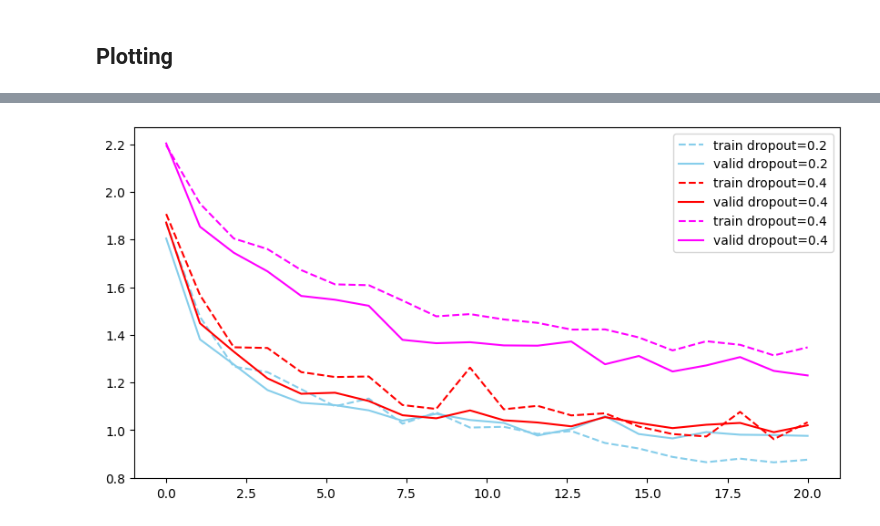
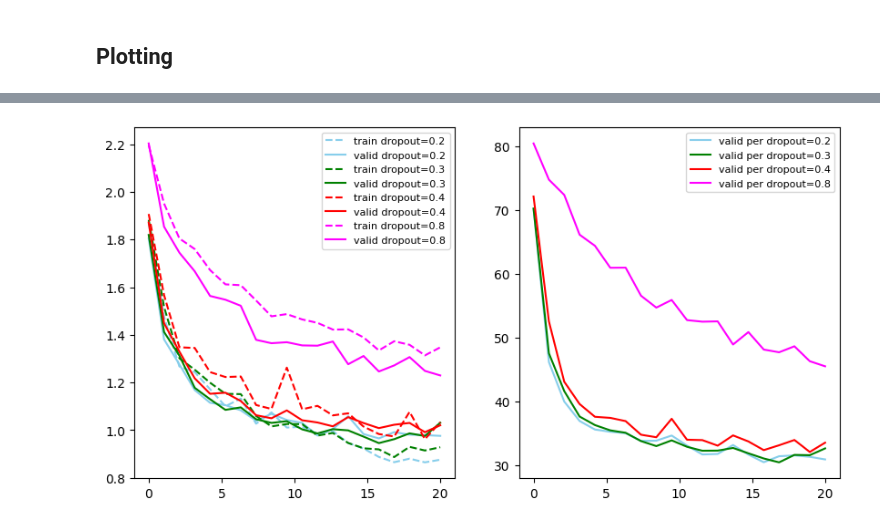
Before and after one commit to ElijahGut/mlmi2, a Jupyter notebook: MLMI2_Lab.ipynb, the cells around one changed output, grey strips where cells are left out. Cells and saved outputs as stored; diff of their text form; code cells hidden in the pictures.

```diff
--- a/MLMI2_Lab.ipynb
+++ b/MLMI2_Lab.ipynb
@@ -751,11 +622,52 @@ train_loss_40 = [
 ]
 
 train_loss_30 = [
+    1.88246,
+1.51682,
+1.30135,
+1.25341,
+1.19891,
+1.15223,
+1.15098,
+1.05921,
+1.01545,
+1.02550,
+1.02493,
+0.97692,
+0.98803,
+0.94588,
+0.92356,
+0.91904,
+0.88681,
+0.92968,
+0.91426,
+0.92803,
+]
 
+valid_loss_30 = [
+ 1.81916,
+1.41190,
+1.31249,
+1.17745,
+1.12955,
+1.08487,
+1.09530,
+1.04539,
+1.03023,
+1.03720,
+1.00306,
+0.98592,
+1.00378,
+0.99864,
+0.97260,
+0.94539,
+0.96188,
+0.98630,
+0.97516,
+1.03088,
 ]
-valid_loss_30 = [
 
-]
+
 train_loss_80 = [
     2.19590,
 1.95108,
@@ -802,20 +714,34 @@ valid_loss_80 = [
 1.22941,
 ]
 
+PERs_1 = [70.24, 46.19, 40.0, 36.95, 35.61, 35.26, 35.03, 33.82, 33.86, 34.67, 33.09, 31.7, 31.78, 33.18, 31.68, 30.48, 31.42, 31.55, 31.33, 30.92]
+PERs_2 = [70.29, 47.57, 41.64, 37.65, 36.31, 35.48, 35.1, 33.8, 33.01, 33.91, 32.9, 32.28, 32.3, 32.72, 31.88, 31.07, 30.46, 31.63, 31.58, 32.65]
+PERs_3 = [72.17, 52.58, 43.11, 39.61, 37.61, 37.44, 36.93, 34.8, 34.4, 37.3, 34.01, 33.95, 33.08, 34.69, 33.74, 32.38, 33.14, 33.97, 32.09, 33.55]
+PERs_4 = [80.5, 74.82, 72.42, 66.18, 64.44, 60.99, 61.01, 56.61, 54.74, 55.94, 52.78, 52.53, 52.58, 48.95, 50.9, 48.16, 47.73, 48.67, 46.33, 45.53]
 
-plt.figure(figsize=(10,5))
+fig, ax = plt.subplots(1,2, figsize=(10,5))
+
+
+# plt.figure(figsize=(10,5))
 xs = np.linspace(0,20,20)
-plt.plot(xs,train_loss_20, label='train dropout=0.2', c='skyblue', linestyle='--')
-plt.plot(xs,valid_loss_20, label='valid dropout=0.2', c='skyblue')
-plt.plot(xs,train_loss_40, label='train dropout=0.4', c='r', linestyle='--')
-plt.plot(xs,valid_loss_40, label='valid dropout=0.4', c='r')
+ax[0].plot(xs,train_loss_20, label='train dropout=0.2', c='skyblue', linestyle='--')
+ax[0].plot(xs,valid_loss_20, label='valid dropout=0.2', c='skyblue')
 
-# plt.plot(xs,train_loss_30, label='train dropout=0.3', c='g', linestyle='--')
-# plt.plot(xs,valid_loss_30, label='valid dropout=0.3', c='g')
+ax[0].plot(xs,train_loss_30, label='train dropout=0.3', c='g', linestyle='--')
+ax[0].plot(xs,valid_loss_30, label='valid dropout=0.3', c='g')
 
-plt.plot(xs,train_loss_80, label='train dropout=0.4', c='magenta', linestyle='--')
-plt.plot(xs,valid_loss_80, label='valid dropout=0.4', c='magenta')
+ax[0].plot(xs,train_loss_40, label='train dropout=0.4', c='r', linestyle='--')
+ax[0].plot(xs,valid_loss_40, label='valid dropout=0.4', c='r')
 
-plt.legend()
-plt.show()
+ax[0].plot(xs,train_loss_80, label='train dropout=0.8', c='magenta', linestyle='--')
+ax[0].plot(xs,valid_loss_80, label='valid dropout=0.8', c='magenta')
+
+ax[0].legend(fontsize=8)
+
+ax[1].plot(xs,PERs_1, label='valid PER dropout=0.2', c='skyblue')
+ax[1].plot(xs,PERs_2, label='valid PER dropout=0.3', c='g')
+ax[1].plot(xs,PERs_3, label='valid PER dropout=0.4', c='r')
+ax[1].plot(xs,PERs_4, label='valid PER dropout=0.8', c='magenta')
+
+ax[1].legend(fontsize=8)
 # %% [output]
@@ -822,3 +749,3 @@ plt.show()
-[figure, old version]
+[figure, new version]
 # %%
 # q3.1.1 - reg - clip
```
Also changed, not shown: parts of 21 cells of this notebook, 10 other files.
